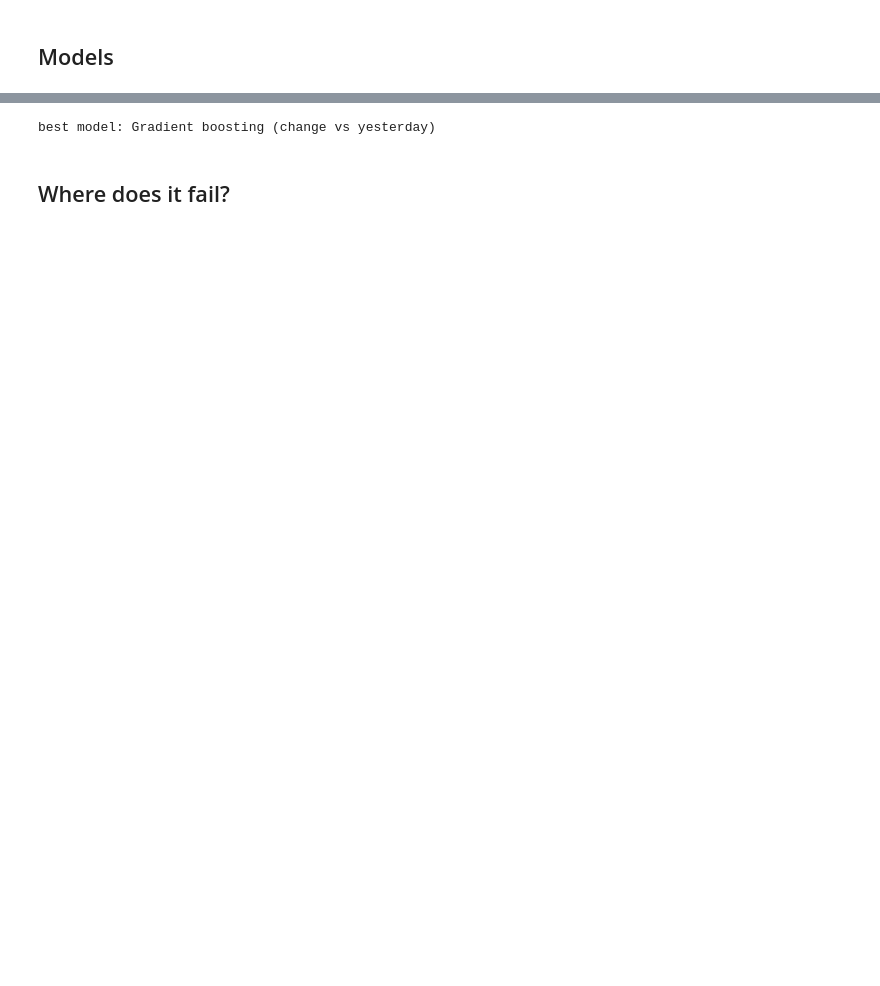
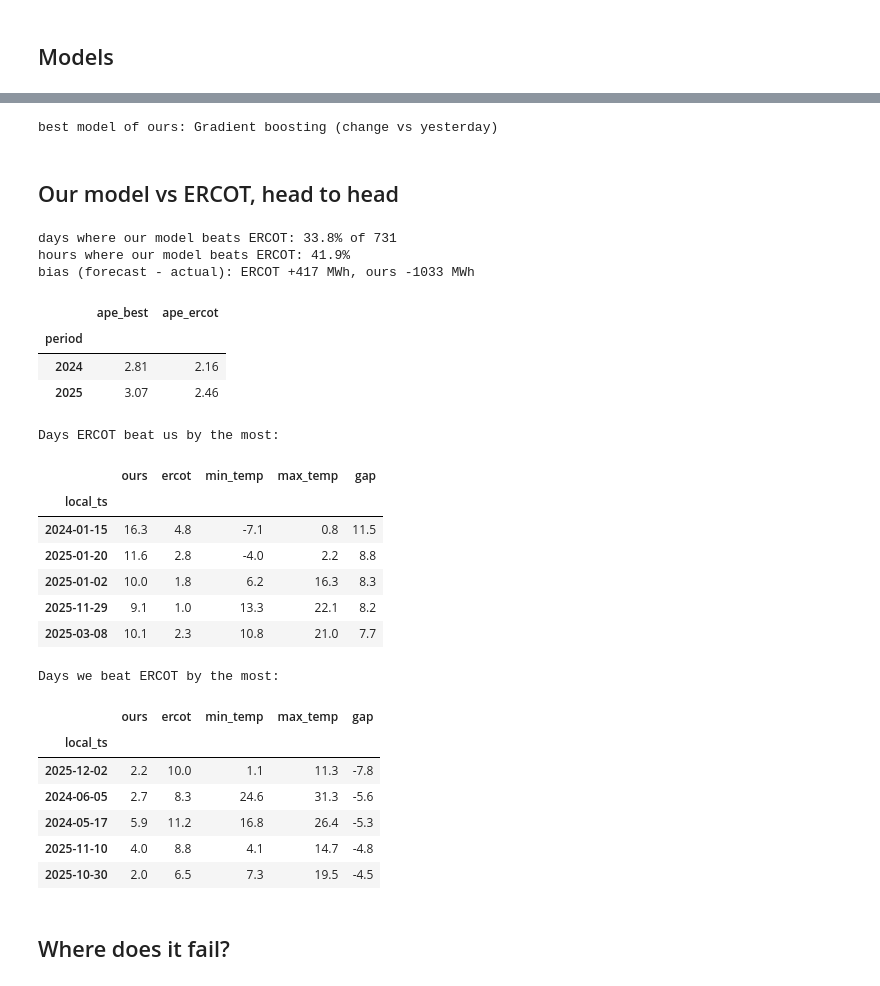
Before and after one commit to Stenberg1/texas-grid-load-analysis, a Jupyter notebook: notebooks/02_model.ipynb, the cells around one changed output, grey strips where cells are left out. Saved outputs shown, nothing was run; the diff lists cells and outputs as text; code cells hidden in the pictures; blank space fills up the shorter version.

```diff
--- a/notebooks/02_model.ipynb
+++ b/notebooks/02_model.ipynb
@@ -97,15 +136,55 @@ OLS R^2 on train: 0.946
 # %%
-best_name = results["MAPE (%)"].idxmin()
-print("best model:", best_name)
+ours = [k for k in results.index if not k.startswith(("Baseline", "Reference", "ERCOT"))]
+best_name = results.loc[ours, "MAPE (%)"].idxmin()
+print("best model of ours:", best_name)
 test["pred_best"] = preds[best_name]
 test["pred_baseline"] = preds["Baseline: same hour last week"]
 test["ape_best"] = 100 * (test.demand_mwh - test.pred_best).abs() / test.demand_mwh
 test["ape_baseline"] = 100 * (test.demand_mwh - test.pred_baseline).abs() / test.demand_mwh
+test["ape_ercot"] = 100 * (test.demand_mwh - test.ercot_forecast_mwh).abs() / test.demand_mwh
 results.to_csv("data/clean/model_results.csv")
 test[["period", "local_ts", "local_hour", "season", "is_holiday", "demand_mwh", "avg_temp_c",
-      "pred_best", "pred_baseline", "ape_best", "ape_baseline"]].to_parquet("data/clean/test_predictions.parquet", index=False)
+      "pred_best", "pred_baseline", "ercot_forecast_mwh", "ape_best", "ape_baseline", "ape_ercot"]].to_parquet("data/clean/test_predictions.parquet", index=False)
 # %% [output]
-best model: Gradient boosting (change vs yesterday)
+best model of ours: Gradient boosting (change vs yesterday)
+# %% [markdown]
+## Our model vs ERCOT, head to head
+# %%
+daily = test.groupby(test.local_ts.dt.date).agg(ours=("ape_best", "mean"), ercot=("ape_ercot", "mean"),
+                                                min_temp=("avg_temp_c", "min"), max_temp=("avg_temp_c", "max"))
+print(f"days where our model beats ERCOT: {100 * (daily.ours < daily.ercot).mean():.1f}% of {len(daily)}")
+print(f"hours where our model beats ERCOT: {100 * (test.ape_best < test.ape_ercot).mean():.1f}%")
+print(f"bias (forecast - actual): ERCOT {(test.ercot_forecast_mwh - test.demand_mwh).mean():+.0f} MWh, ours {(test.pred_best - test.demand_mwh).mean():+.0f} MWh")
+display(test.groupby(test.period.dt.year)[["ape_best", "ape_ercot"]].mean().round(2))
+gap = daily.assign(gap=daily.ours - daily.ercot)
+print("Days ERCOT beat us by the most:")
+display(gap.sort_values("gap", ascending=False).head(5).round(1))
+print("Days we beat ERCOT by the most:")
+gap.sort_values("gap").head(5).round(1)
+# %% [output]
+days where our model beats ERCOT: 33.8% of 731
+hours where our model beats ERCOT: 41.9%
+bias (forecast - actual): ERCOT +417 MWh, ours -1033 MWh
+|  | ape_best | ape_ercot |
+| period |  |  |
+| 2024 | 2.81 | 2.16 |
+| 2025 | 3.07 | 2.46 |
+Days ERCOT beat us by the most:
+|  | ours | ercot | min_temp | max_temp | gap |
+| local_ts |  |  |  |  |  |
+| 2024-01-15 | 16.3 | 4.8 | -7.1 | 0.8 | 11.5 |
+| 2025-01-20 | 11.6 | 2.8 | -4.0 | 2.2 | 8.8 |
+| 2025-01-02 | 10.0 | 1.8 | 6.2 | 16.3 | 8.3 |
+| 2025-11-29 | 9.1 | 1.0 | 13.3 | 22.1 | 8.2 |
+| 2025-03-08 | 10.1 | 2.3 | 10.8 | 21.0 | 7.7 |
+Days we beat ERCOT by the most:
+|  | ours | ercot | min_temp | max_temp | gap |
+| local_ts |  |  |  |  |  |
+| 2025-12-02 | 2.2 | 10.0 | 1.1 | 11.3 | -7.8 |
+| 2024-06-05 | 2.7 | 8.3 | 24.6 | 31.3 | -5.6 |
+| 2024-05-17 | 5.9 | 11.2 | 16.8 | 26.4 | -5.3 |
+| 2025-11-10 | 4.0 | 8.8 | 4.1 | 14.7 | -4.8 |
+| 2025-10-30 | 2.0 | 6.5 | 7.3 | 19.5 | -4.5 |
 # %% [markdown]
 ## Where does it fail?
 # %%
```
Also changed, not shown: parts of 7 cells of this notebook, 30 other files.
